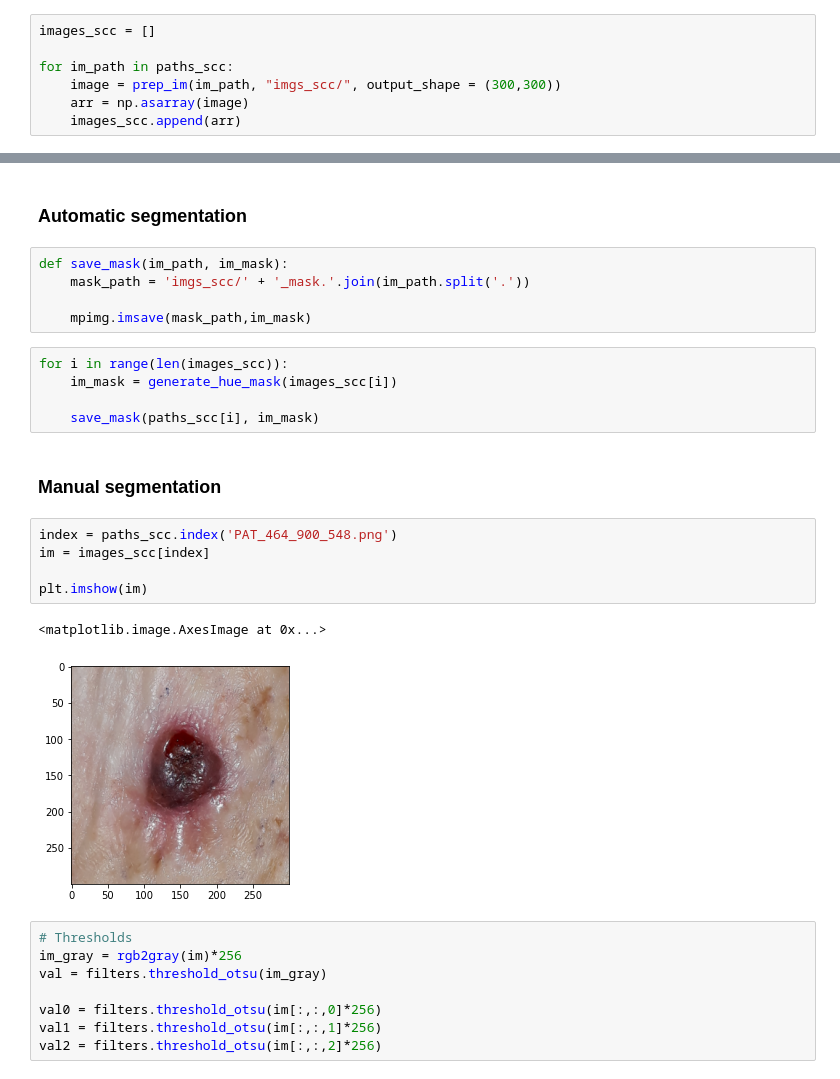
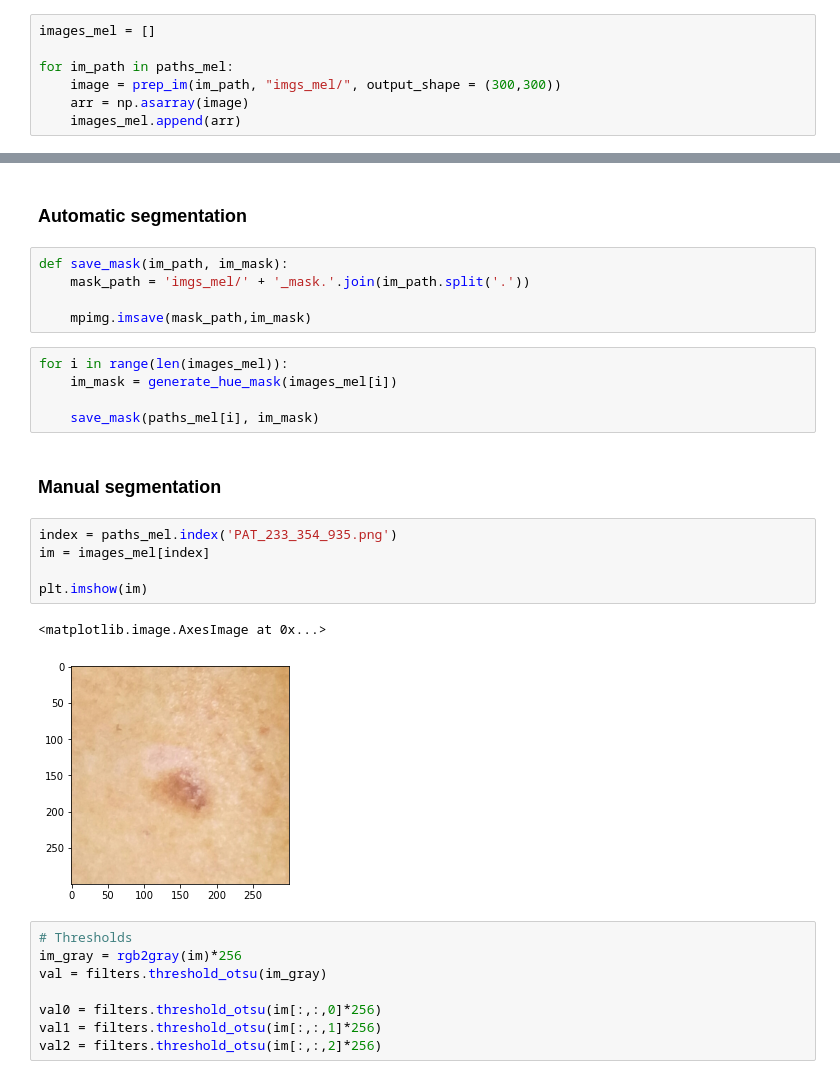
Before and after one commit to julielhagen/First-Year-Project, a Jupyter notebook: Segmentation.ipynb, the cells around one changed output, grey strips where cells are left out. Drawn from its saved outputs; the diff is of its cells as text.

```diff
--- a/Segmentation.ipynb
+++ b/Segmentation.ipynb
@@ -122,9 +115,9 @@ paths_sek = mask_sek.img_id.tolist()
 
 paths = [paths_ack, paths_bcc, paths_mel, paths_nev, paths_scc, paths_sek]
 # %%
-images_scc = []
+images_mel = []
 
-for im_path in paths_scc:
-    image = prep_im(im_path, "imgs_scc/", output_shape = (300,300))
+for im_path in paths_mel:
+    image = prep_im(im_path, "imgs_mel/", output_shape = (300,300))
     arr = np.asarray(image)
-    images_scc.append(arr)
+    images_mel.append(arr)
@@ -136,24 +142,24 @@ len(images_scc)
 ### Automatic segmentation
 # %%
 def save_mask(im_path, im_mask):
-    mask_path = 'imgs_scc/' + '_mask.'.join(im_path.split('.'))
+    mask_path = 'imgs_mel/' + '_mask.'.join(im_path.split('.'))
 
     mpimg.imsave(mask_path,im_mask)
 # %%
-for i in range(len(images_scc)):
-    im_mask = generate_hue_mask(images_scc[i])
+for i in range(len(images_mel)):
+    im_mask = generate_hue_mask(images_mel[i])
 
-    save_mask(paths_scc[i], im_mask)
+    save_mask(paths_mel[i], im_mask)
 # %% [markdown]
 ### Manual segmentation
 # %%
-index = paths_scc.index('PAT_464_900_548.png')
-im = images_scc[index]
+index = paths_mel.index('PAT_233_354_935.png')
+im = images_mel[index]
 
 plt.imshow(im)
 # %% [output]
 <matplotlib.image.AxesImage at 0x...>
-[figure, old version]
+[figure, new version]
 # %%
 # Thresholds
 im_gray = rgb2gray(im)*256
```
Also changed, not shown: parts of 9 cells of this notebook.
